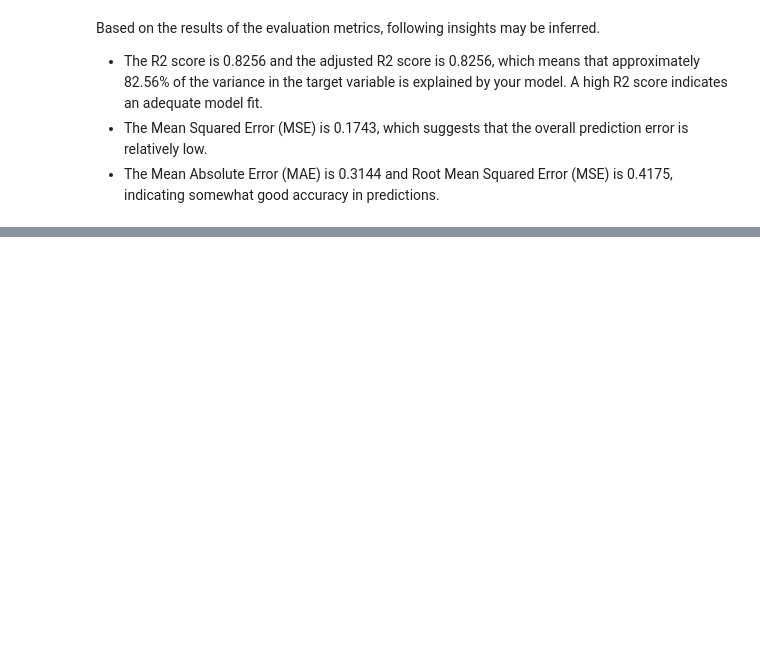
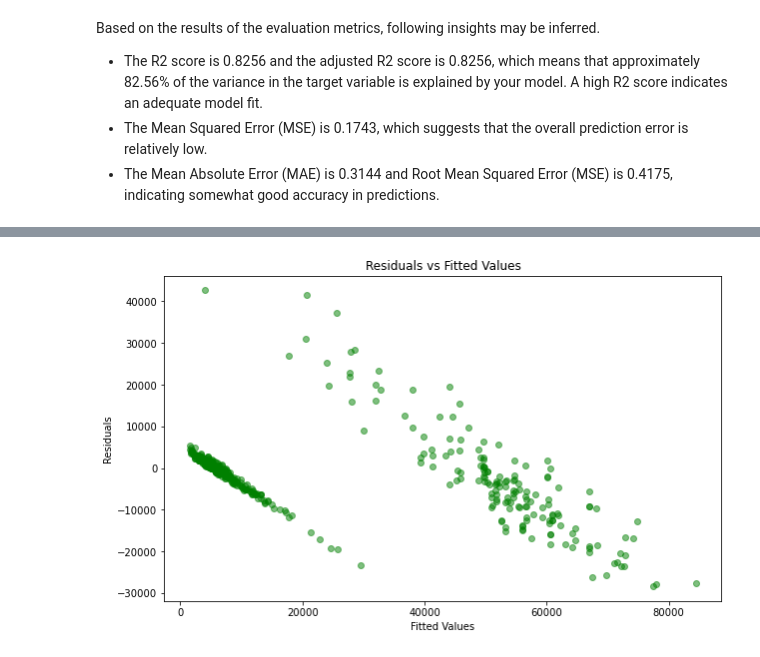
Before and after one commit to calebang/IS460, a Jupyter notebook: 02_Models/02a_LinearRegression.ipynb, the cells around one changed output, grey strips where cells are left out. Saved outputs shown, nothing was run; the diff lists cells and outputs as text; code cells hidden in the pictures; blank space fills up the shorter version.

```diff
--- a/02_Models/02a_LinearRegression.ipynb
+++ b/02_Models/02a_LinearRegression.ipynb
@@ -597,0 +660,22 @@ In a well-specified model, the residuals should be randomly scattered around zer
+# %%
+X = df1. drop(['price','log_price'], axis=1)
+y = df1['log_price']
+X_train, X_test, y_train, y_test = train_test_split(X, y, test_size=0.2)
+mlr3 = LinearRegression()
+mlr3.fit(X_train, y_train)
+mlr3_y_pred = mlr3.predict(X_test)
+# %%
+y_test = np.exp(y_test)
+mlr3_y_pred = np.exp(mlr3_y_pred)
+# %%
+predicted_values = mlr3_y_pred[1:500]
+fitted_values = y_test[1:500]
+residuals = predicted_values - fitted_values
+plt.figure(figsize=(10, 6))
+plt.scatter(fitted_values, residuals, color ='g', alpha=0.5)
+plt.title('Residuals vs Fitted Values')
+plt.xlabel('Fitted Values')
+plt.ylabel('Residuals')
+plt.show()
+# %% [output]
+[figure, added]
```
Also changed, not shown: parts of 86 cells of this notebook.
